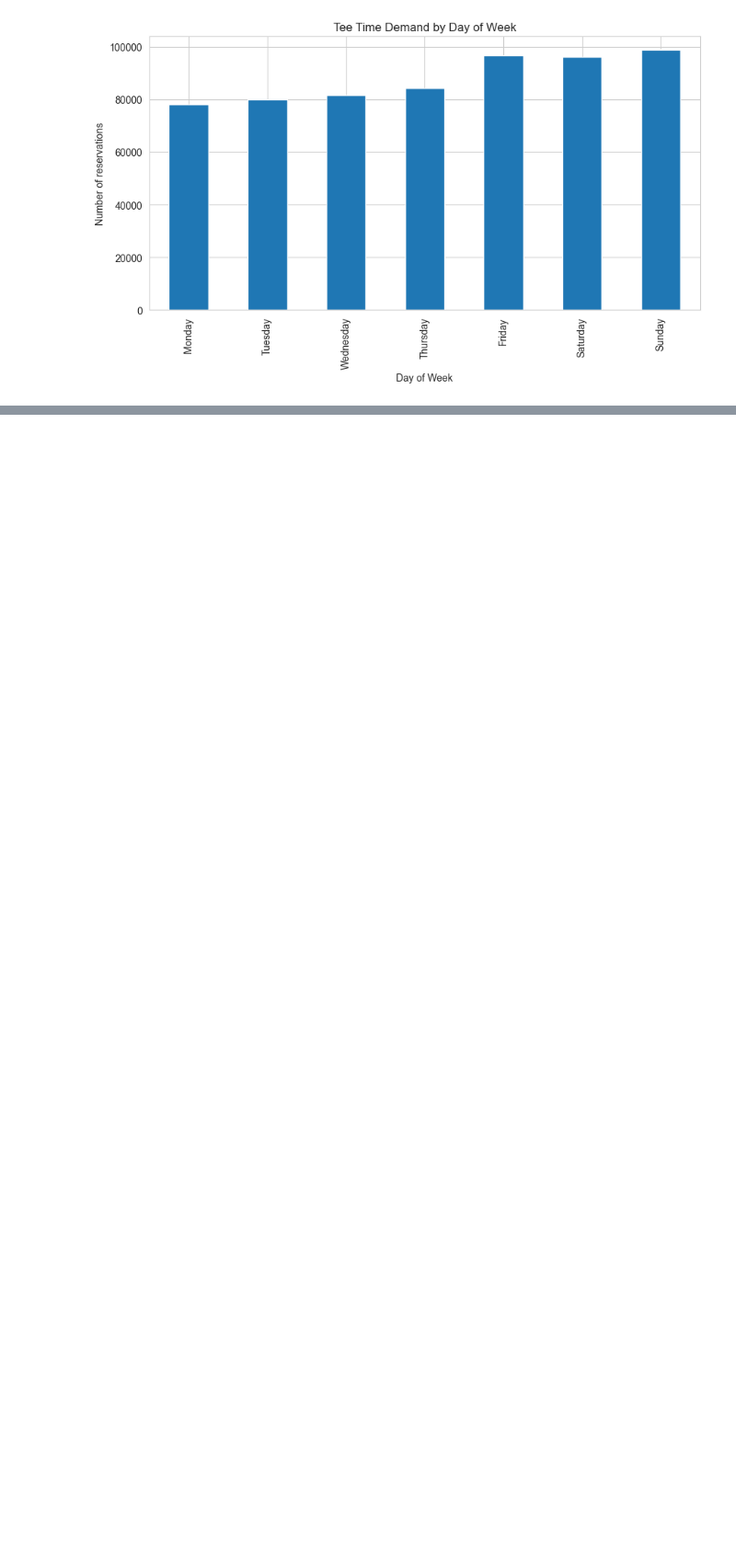
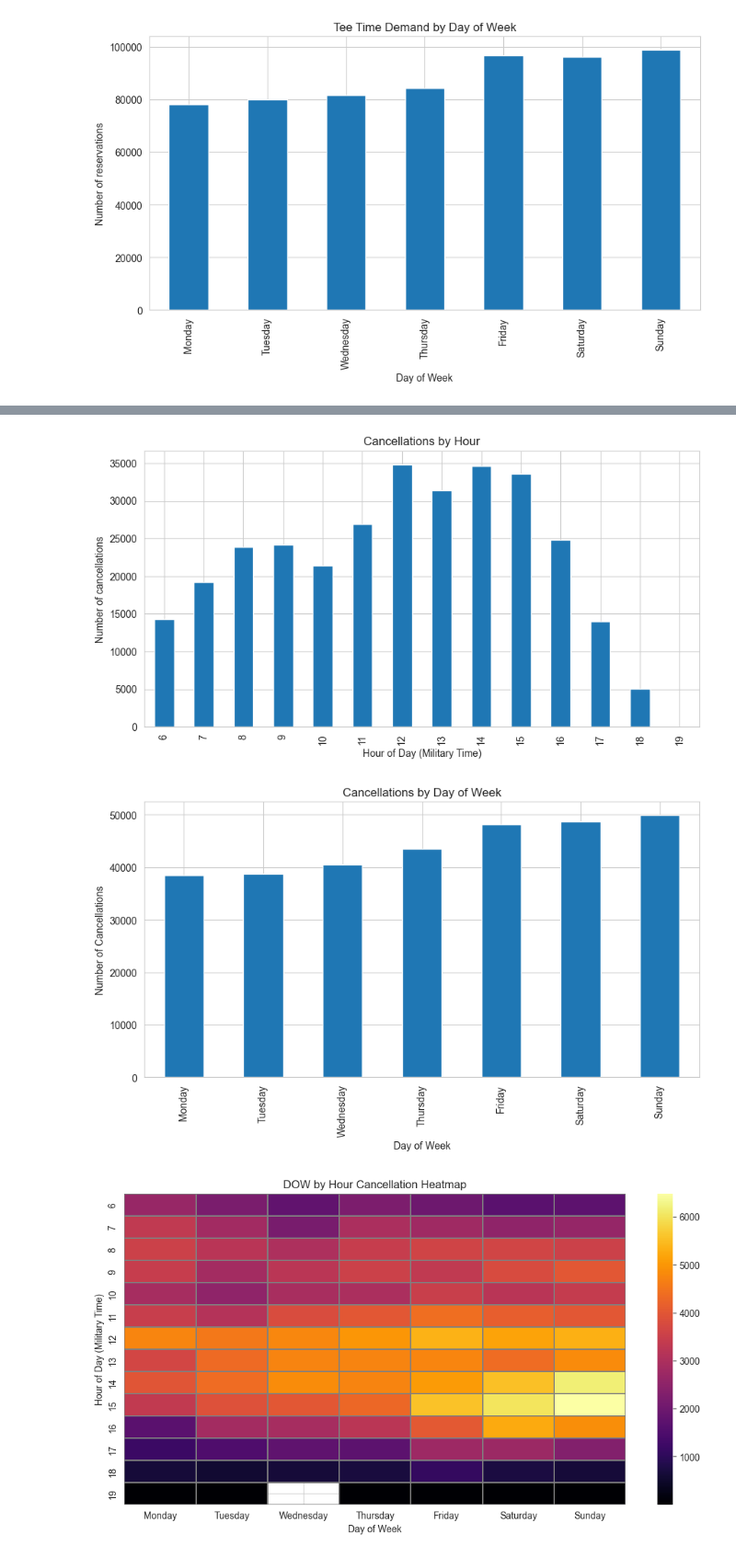
Before and after one commit to Dshaw630/bethpage-tee-time-analysis, a Jupyter notebook: notebooks/03_exploratory_analysis.ipynb, the cells around one changed output, grey strips where cells are left out. Shown at 92% size. Cells and saved outputs as stored; diff of their text form; code cells hidden in the pictures; blank space fills up the shorter version.

```diff
--- a/notebooks/03_exploratory_analysis.ipynb
+++ b/notebooks/03_exploratory_analysis.ipynb
@@ -206,0 +245,58 @@ dtype: int64
+# %%
+#plot matching graphs to examine which tee times are most commonly cancelled
+df2_cancellation = df2[(df2["invalid_cancellation"] == False) & (df2["status_text"]=="cancelled")]
+
+#cancellations by hour of day
+hourly_cancellations = df2_cancellation.groupby(df2_cancellation["tee_time"].dt.hour).size()
+
+hourly_cancellations.plot(kind="bar",figsize=(10,5))
+plt.title("Cancellations by Hour")
+plt.xlabel("Hour of Day (Military Time)")
+plt.ylabel("Number of cancellations")
+plt.show()
+
+#cancellations by day of week
+DOW_cancellations = df2_cancellation.groupby(df2_cancellation["tee_time"].dt.day_name()).size()
+day_order = ["Monday", "Tuesday", "Wednesday","Thursday", "Friday", "Saturday", "Sunday"]
+DOW_cancellations = DOW_cancellations.reindex(day_order)
+
+DOW_cancellations.plot(kind="bar",figsize=(10,5))
+plt.title("Cancellations by Day of Week")
+plt.xlabel("Day of Week")
+plt.ylabel("Number of Cancellations")
+plt.show()
+
+#DOW vs Hour heatmap data
+dow_cancel_heatmap_data = df2_cancellation.groupby([df2_cancellation["tee_time"].dt.hour,df2_cancellation["tee_time"].dt.dayofweek]).size().unstack()
+dow_cancel_heatmap_data.columns = ["Monday", "Tuesday", "Wednesday","Thursday", "Friday", "Saturday", "Sunday"]
+
+#heatmap cancellations DOW
+plt.figure(figsize=(12,6))
+sns.heatmap(dow_cancel_heatmap_data,cmap="inferno",linecolor="gray",linewidths=.1)
+plt.title("DOW by Hour Cancellation Heatmap")
+plt.ylabel("Hour of Day (Military Time)")
+plt.xlabel("Day of Week")
+plt.show()
+
+#cancellations day by hour bar chart
+dow_cancel_heatmap_data.T.plot(kind="bar",figsize=(25,6),width=1.0)
+plt.title("Hourly Cancellations by Day")
+plt.legend(title="Hour of Day")
+plt.xlabel("Hour of Day")
+plt.ylabel("Number of Cancellations")
+plt.xticks(rotation=0)
+plt.show()
+
+#cancellations by month and hour of day heatmap
+monthly_cancellaions_heatmap_data = df2_cancellation.groupby([df2_cancellation["tee_time"].dt.hour,df2_cancellation['tee_time'].dt.month]).size().unstack()
+display(monthly_cancellaions_heatmap_data)
+plt.figure(figsize=(12,6))
+sns.heatmap(monthly_cancellaions_heatmap_data,cmap="inferno",linecolor="gray",linewidths=.1)
+plt.title("Cancellations by Month and Hour Heatmap")
+plt.ylabel("Hour of Day (Military Time)")
+plt.xlabel("Month")
+plt.show()
+# %% [output]
+[figure, added]
+[figure, added]
+[figure, added]
```
Also changed, not shown: parts of 8 cells of this notebook, 1 other file.
